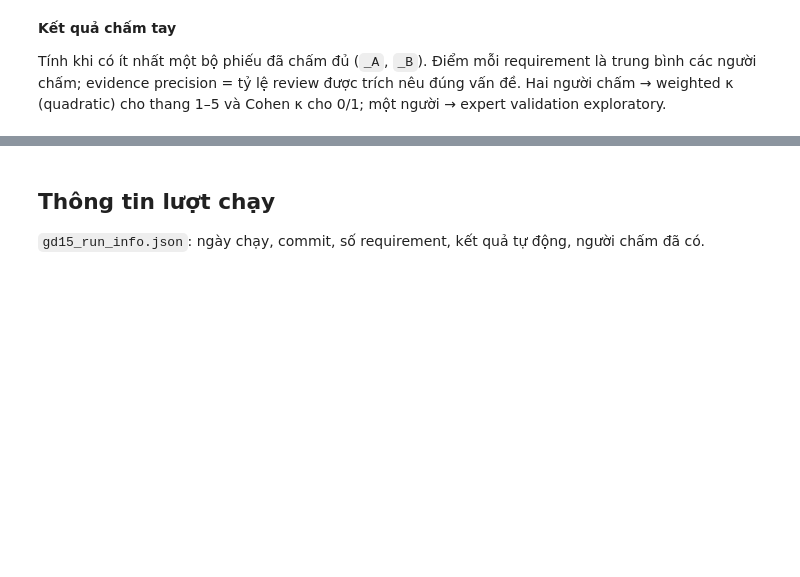
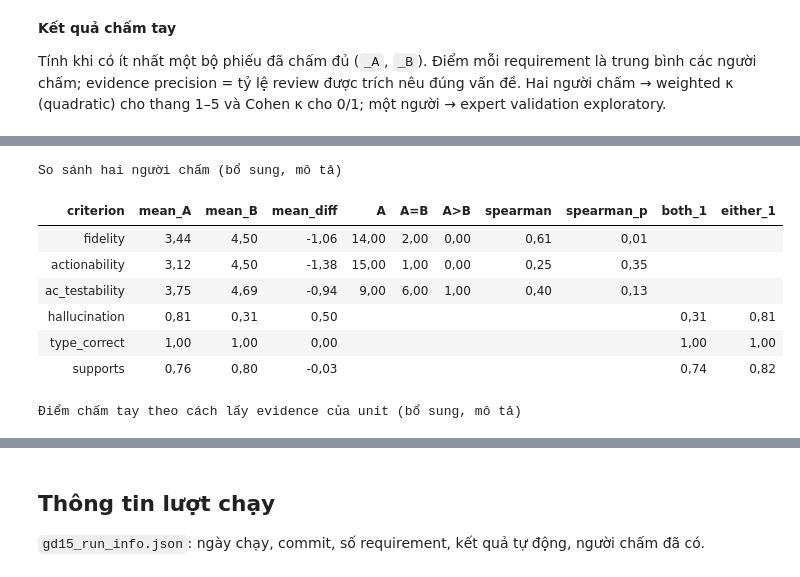
Before and after one commit to dnhphuong-05/kltn-vn-app-review-requirements, a Jupyter notebook: notebooks/15_rq3_evaluation.ipynb, the cells around one changed output, grey strips where cells are left out. Saved outputs shown, nothing was run; the diff lists cells and outputs as text; code cells hidden in the pictures; blank space fills up the shorter version.

```diff
--- a/notebooks/15_rq3_evaluation.ipynb
+++ b/notebooks/15_rq3_evaluation.ipynb
@@ -221,0 +271,22 @@ Chưa có phiếu đã chấm đủ trong 07_human_eval\rq3_requirements — ch
+# %%
+if len(SHEETS) >= 2:
+    RCMP = E.rater_comparison(SHEETS)
+    show_table(RCMP, 'So sánh hai người chấm (bổ sung, mô tả)', decimals=2)
+    RCMP.to_csv(os.path.join(RQ3, 'gd15_human_rater_comparison.csv'), index=False)
+if SHEETS:
+    step_vi = {'normal': 'bình thường', 'type_filter': 'lọc theo loại', 'q14_split': 'tách loại (Q14)', 'scope_filter': 'lọc chức năng app'}
+    BYSTEP = HPER.merge(UNITS[['unit_id', 'step']], on='unit_id').assign(step=lambda d: d['step'].map(step_vi))
+    BYSTEP = BYSTEP.groupby('step', sort=False)[[*E.REQ_SCALES, 'hallucination', 'evidence_precision']].mean().join(
+        BYSTEP.groupby('step', sort=False).size().rename('số requirement')).reindex(list(step_vi.values())).reset_index()
+    show_table(BYSTEP, 'Điểm chấm tay theo cách lấy evidence của unit (bổ sung, mô tả)', decimals=2)
+    BYSTEP.to_csv(os.path.join(RQ3, 'gd15_human_by_step.csv'), index=False, encoding='utf-8-sig')
+# %% [output]
+So sánh hai người chấm (bổ sung, mô tả)
+| criterion | mean_A | mean_B | mean_diff | A | A=B | A>B | spearman | spearman_p | both_1 | either_1 |
+| fidelity | 3,44 | 4,50 | -1,06 | 14,00 | 2,00 | 0,00 | 0,61 | 0,01 |  |  |
+| actionability | 3,12 | 4,50 | -1,38 | 15,00 | 1,00 | 0,00 | 0,25 | 0,35 |  |  |
+| ac_testability | 3,75 | 4,69 | -0,94 | 9,00 | 6,00 | 1,00 | 0,40 | 0,13 |  |  |
+| hallucination | 0,81 | 0,31 | 0,50 |  |  |  |  |  | 0,31 | 0,81 |
+| type_correct | 1,00 | 1,00 | 0,00 |  |  |  |  |  | 1,00 | 1,00 |
+| supports | 0,76 | 0,80 | -0,03 |  |  |  |  |  | 0,74 | 0,82 |
+Điểm chấm tay theo cách lấy evidence của unit (bổ sung, mô tả)
```
Also changed, not shown: parts of 6 cells of this notebook, 36 other files.
